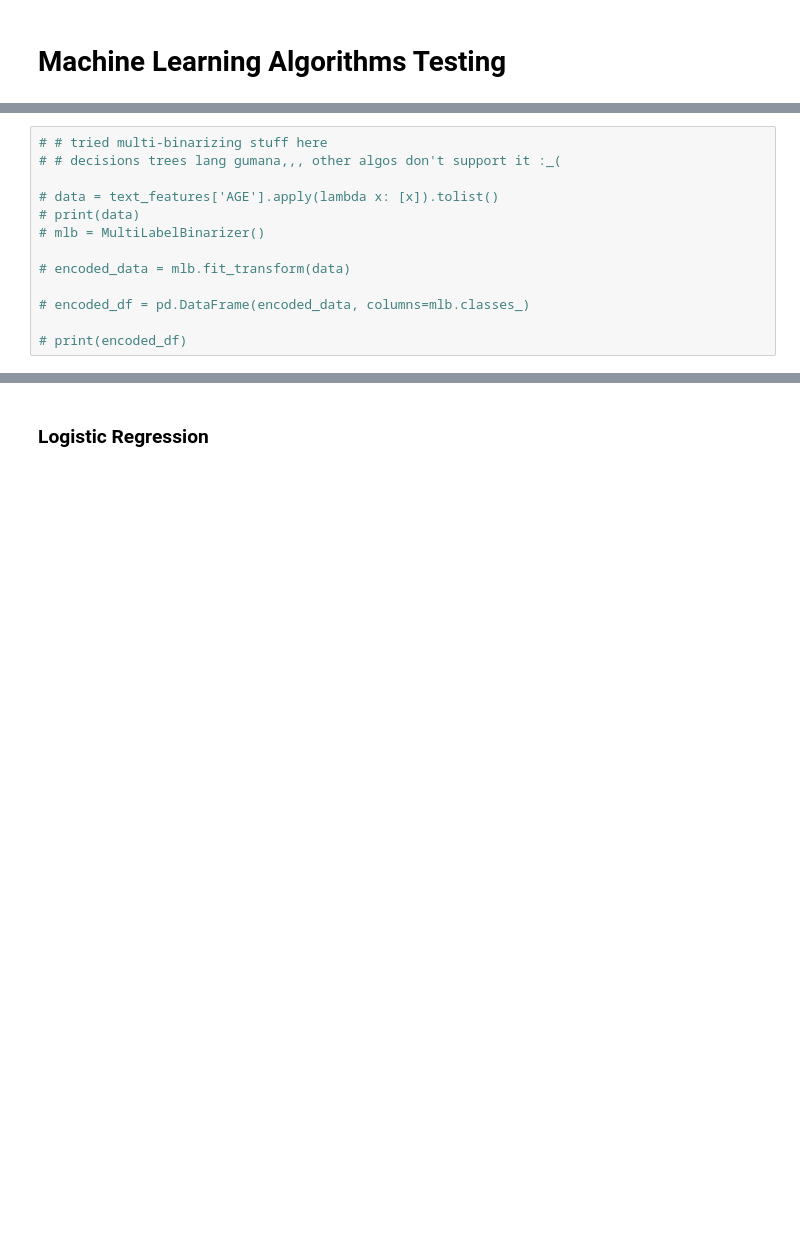
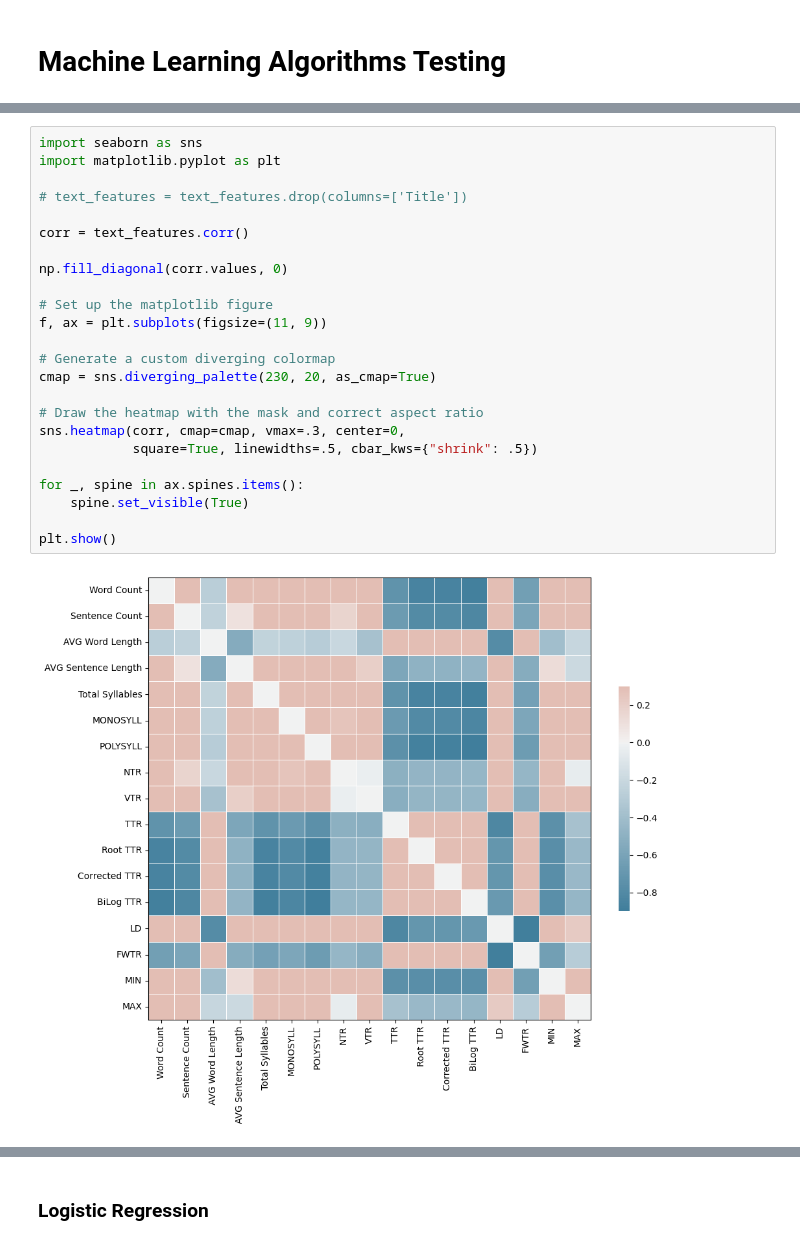
Before and after one commit to aliaolay/Readability-Level-Identifier, a Jupyter notebook: ML-algos.ipynb, the cells around one changed output, grey strips where cells are left out. Cells and saved outputs as stored; diff of their text form; blank space fills up the shorter version.

```diff
--- a/ML-algos.ipynb
+++ b/ML-algos.ipynb
@@ -58,14 +64,27 @@ text_features
-# %%
-# # tried multi-binarizing stuff here
-# # decisions trees lang gumana,,, other algos don't support it :_(
-
-# data = text_features['AGE'].apply(lambda x: [x]).tolist()
-# print(data)
-# mlb = MultiLabelBinarizer()
-
-# encoded_data = mlb.fit_transform(data)
-
-# encoded_df = pd.DataFrame(encoded_data, columns=mlb.classes_)
-
-# print(encoded_df)
+# %%
+import seaborn as sns
+import matplotlib.pyplot as plt
+
+# text_features = text_features.drop(columns=['Title'])
+
+corr = text_features.corr()
+
+np.fill_diagonal(corr.values, 0)
+
+# Set up the matplotlib figure
+f, ax = plt.subplots(figsize=(11, 9))
+
+# Generate a custom diverging colormap
+cmap = sns.diverging_palette(230, 20, as_cmap=True)
+
+# Draw the heatmap with the mask and correct aspect ratio
+sns.heatmap(corr, cmap=cmap, vmax=.3, center=0,
+            square=True, linewidths=.5, cbar_kws={"shrink": .5})
+
+for _, spine in ax.spines.items():
+    spine.set_visible(True)
+
+plt.show()
+# %% [output]
+[figure, added]
 # %%
```
Also changed, not shown: parts of 10 cells of this notebook, 2 other files.
